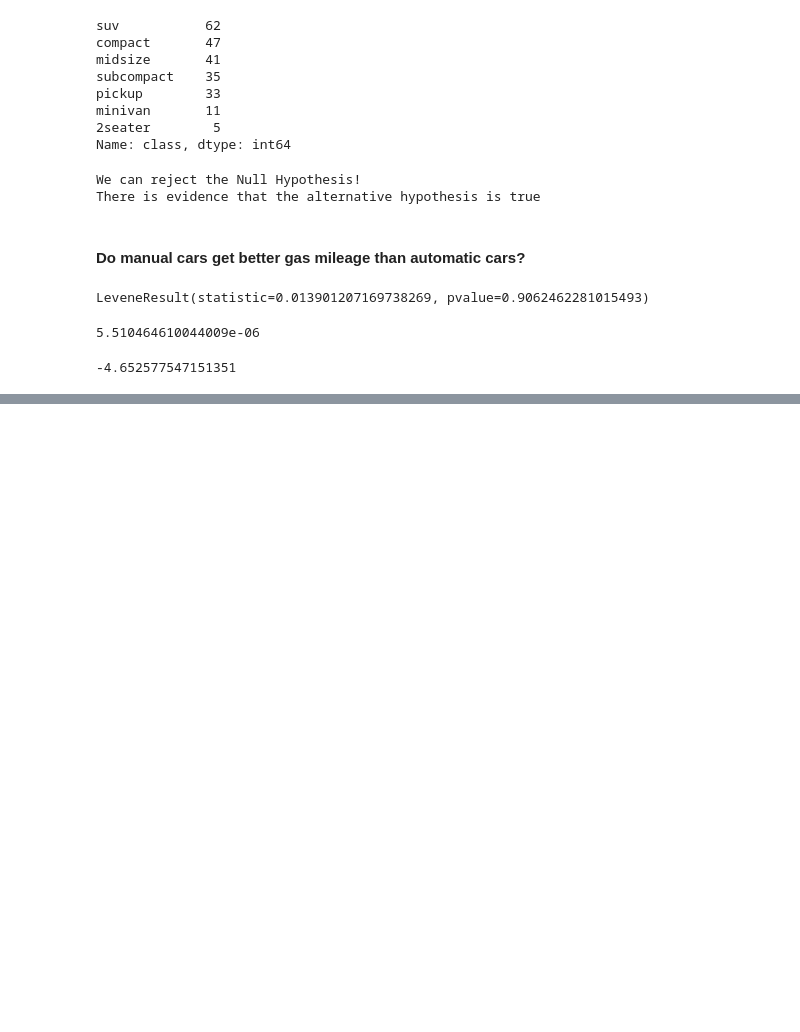
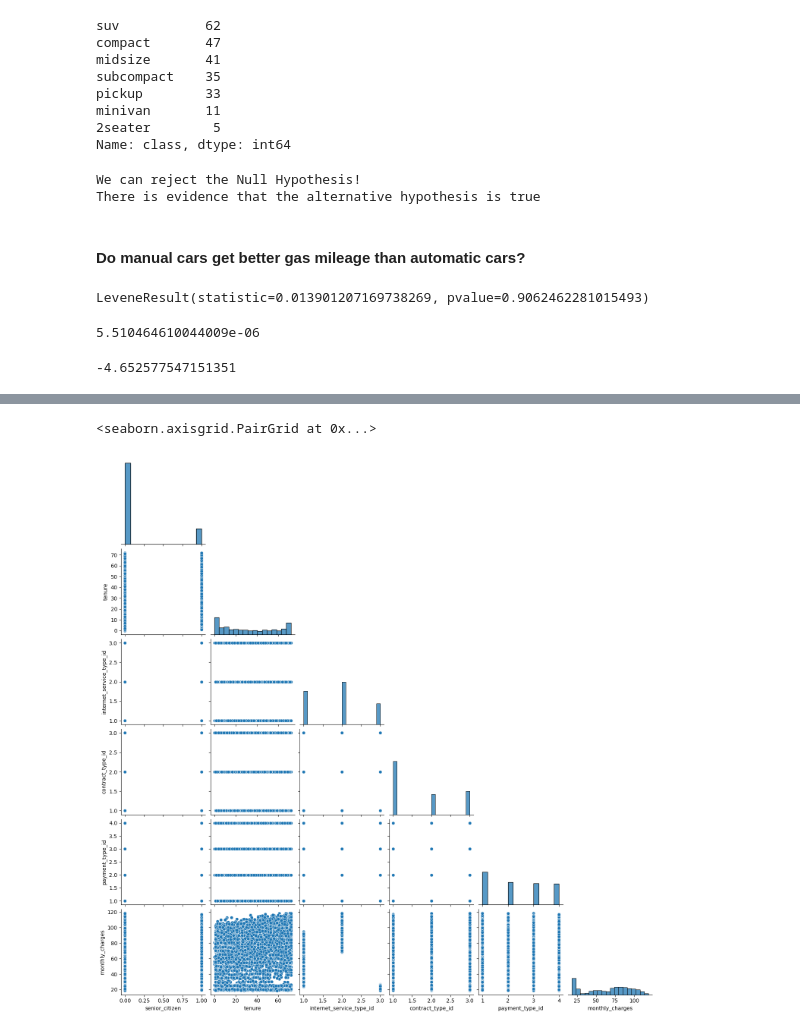
Before and after one commit to caroline-miller0921/statistics-exercises, a Jupyter notebook: hypothesis_testing.ipynb, the cells around one changed output, grey strips where cells are left out. Drawn from its saved outputs; the diff is of its cells as text; code cells hidden in the pictures; blank space fills up the shorter version.

```diff
--- a/hypothesis_testing.ipynb
+++ b/hypothesis_testing.ipynb
@@ -664,0 +665,5 @@ customers.head()
+# %%
+sns.pairplot(customers, corner = True)
+# %% [output]
+<seaborn.axisgrid.PairGrid at 0x...>
+[figure, added]
```
Also changed, not shown: parts of 205 cells of this notebook.
